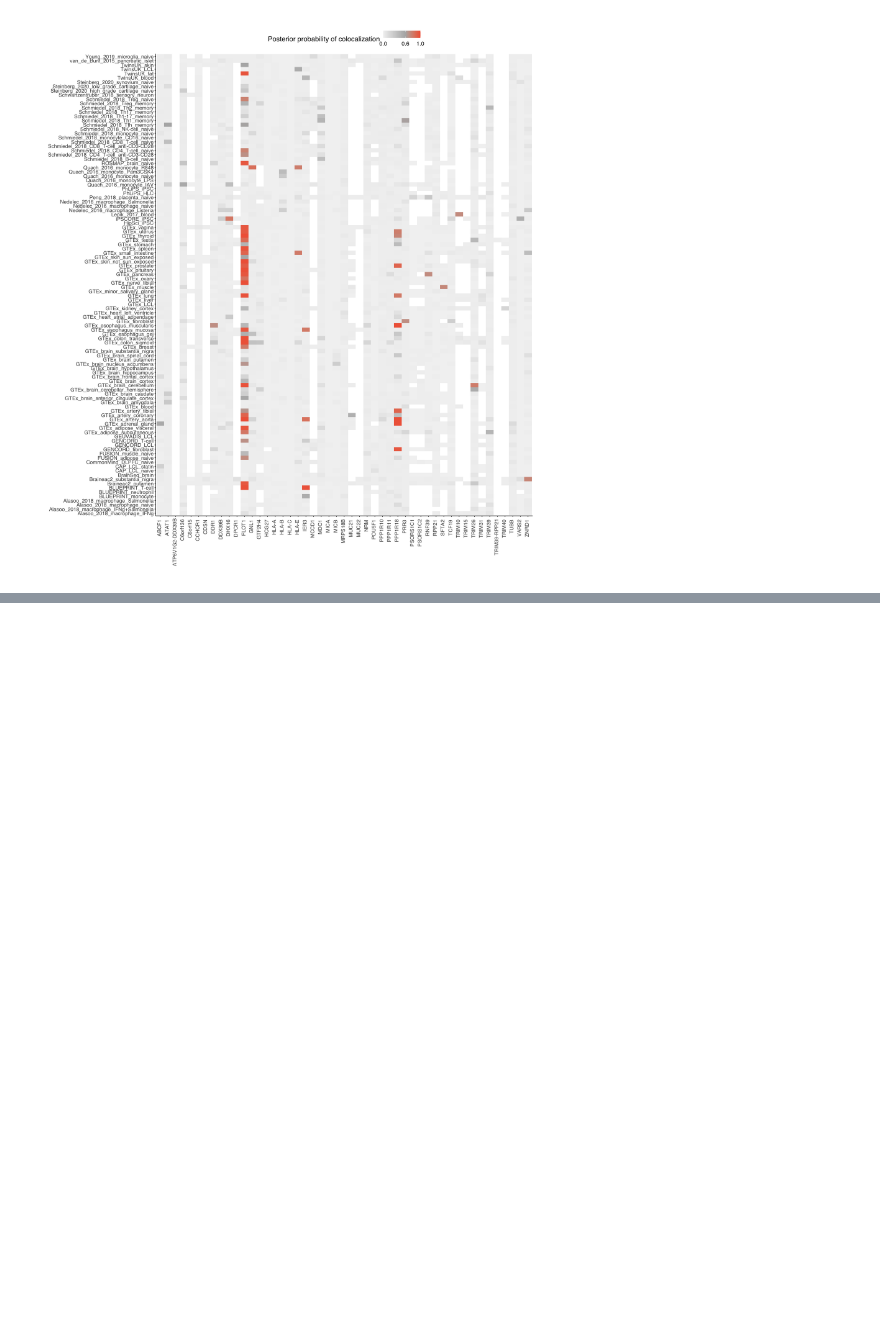
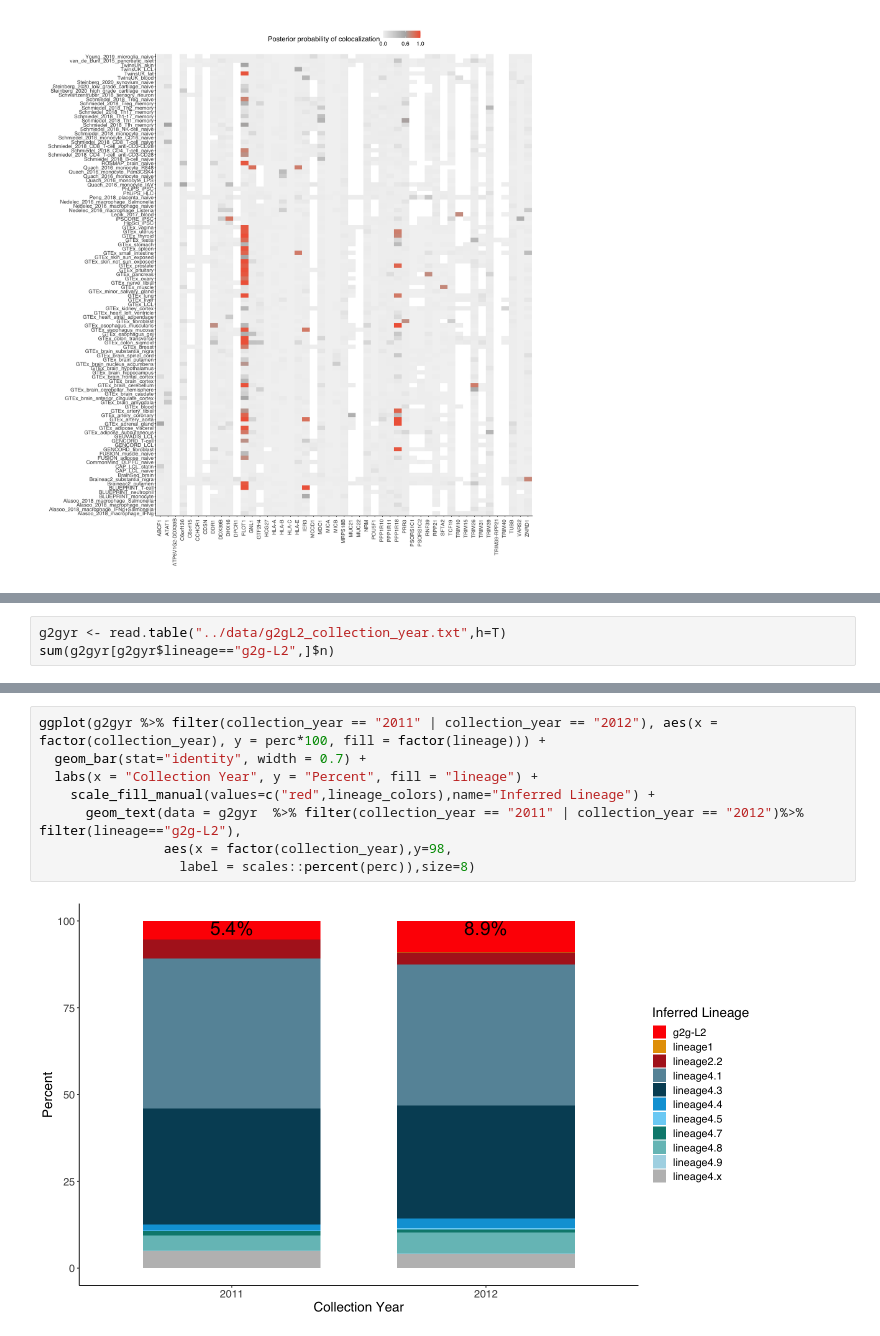
Before and after one commit to yang-luo-lab/TB-g2g, a Jupyter notebook: scripts/Supplementary_Figures.ipynb, the cells around one changed output, grey strips where cells are left out. Saved outputs shown, nothing was run; the diff lists cells and outputs as text; blank space fills up the shorter version.

Commit message:
SF: collection year

```diff
--- a/scripts/Supplementary_Figures.ipynb
+++ b/scripts/Supplementary_Figures.ipynb
@@ -256,0 +300,3 @@ ggsave("../figures/SF5_coloc_all.pdf",width=18,height=20)
+# %%
+g2gyr <- read.table("../data/g2gL2_collection_year.txt",h=T)
+sum(g2gyr[g2gyr$lineage=="g2g-L2",]$n)
@@ -256,0 +314,10 @@ ggsave("../figures/SF5_coloc_all.pdf",width=18,height=20)
+# %%
+ggplot(g2gyr %>% filter(collection_year == "2011" | collection_year == "2012"), aes(x = factor(collection_year), y = perc*100, fill = factor(lineage))) +
+  geom_bar(stat="identity", width = 0.7) +
+  labs(x = "Collection Year", y = "Percent", fill = "lineage") +
+    scale_fill_manual(values=c("red",lineage_colors),name="Inferred Lineage") +
+      geom_text(data = g2gyr  %>% filter(collection_year == "2011" | collection_year == "2012")%>% filter(lineage=="g2g-L2"),
+                aes(x = factor(collection_year),y=98,
+                  label = scales::percent(perc)),size=8)
+# %% [output]
+[figure, added]
```
Also changed, not shown: parts of 6 cells of this notebook, 3 other files.
